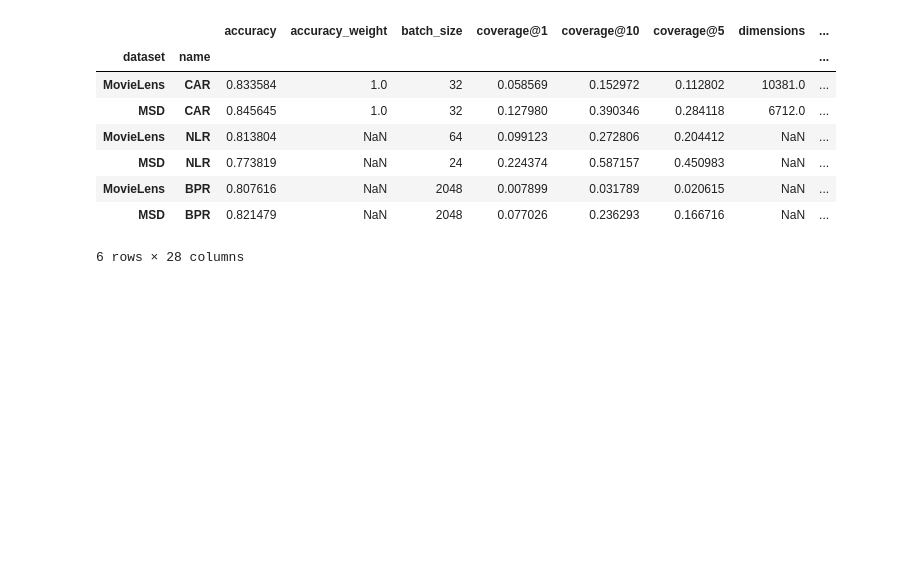
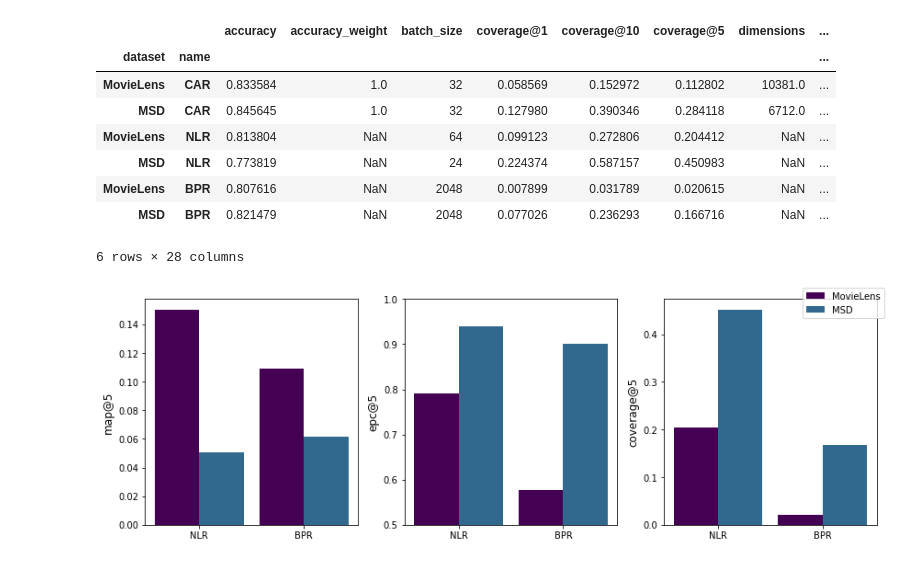
Before and after one commit to HennerM/rs-ml-with-constraints, a Jupyter notebook: ComparisionVisualization.ipynb, the cells around one changed output. Cells and saved outputs as stored; diff of their text form; code cells hidden in the pictures; blank space fills up the shorter version.

Commit message:
additional graphs for unical poster

```diff
--- a/ComparisionVisualization.ipynb
+++ b/ComparisionVisualization.ipynb
@@ -249,3 +249,32 @@ comparison_trained[comparison_trained.index.get_level_values(1).isin(['CAR', 'NL
 | MovieLens | BPR | 0.807616 | NaN | 2048 | 0.007899 | 0.031789 | 0.020615 | NaN | ... |
 | MSD | BPR | 0.821479 | NaN | 2048 | 0.077026 | 0.236293 | 0.166716 | NaN | ... |
 6 rows × 28 columns
+# %%
+metrics = comparison_trained[comparison_trained.index.get_level_values(1).isin([ 'NLR', 'BPR'])].transpose()
+
+width = 0.85
+bar_c = get_colors(range(3))
+fig = plt.figure(figsize=(12,4))
+def plot_prop(ax, ml_data, msd_data, prop):
+    x_values = np.arange(len(ml_data))
+    ax.bar(x_values - width/4, ml_data[prop], width/2, label='MovieLens', color=bar_c[0])
+    ax.bar(x_values + width/4, msd_data[prop], width/2, label='MSD', color=bar_c[1])
+    ax.set_xticks(x_values)
+    ax.set_xticklabels(ml_data.index)
+
+    ax.set_ylabel(prop, fontsize=12)
+
+ax1 = fig.add_subplot(131)
+plot_prop(ax1, metrics.MovieLens.transpose(), metrics.MSD.transpose(), 'map@5')
+ax2 = fig.add_subplot(132)
+ax2.set_ylim(0.5, 1.0)
+plot_prop(ax2, metrics.MovieLens.transpose(), metrics.MSD.transpose(), 'epc@5')
+ax3 = fig.add_subplot(133)
+plot_prop(ax3, metrics.MovieLens.transpose(), metrics.MSD.transpose(), 'coverage@5')
+
+fig.legend(['MovieLens','MSD'])
+plt.tight_layout()
+
+fig.savefig('../Graphics/Plots/Poster_comparison.pdf')
+# %% [output]
+[figure, added]
```
Also changed, not shown: 2 other files.
